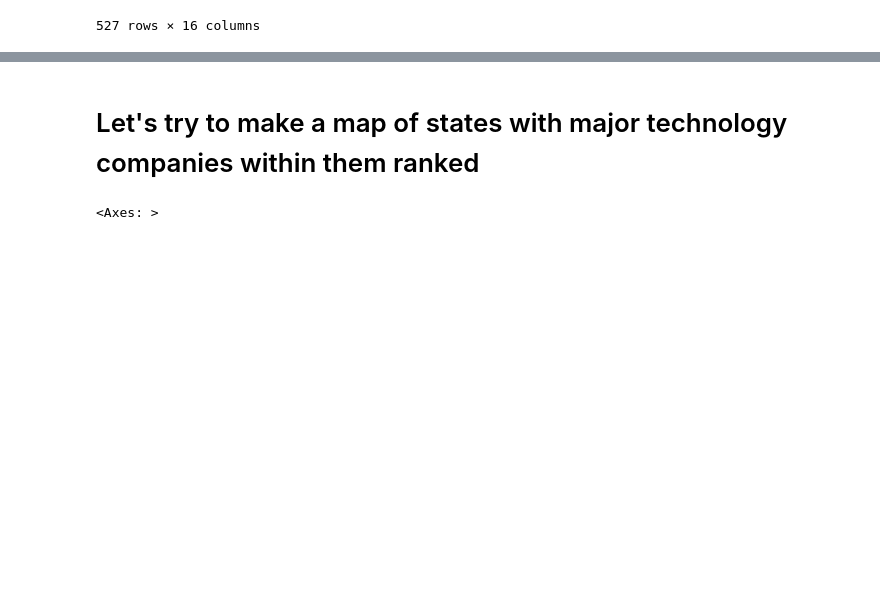
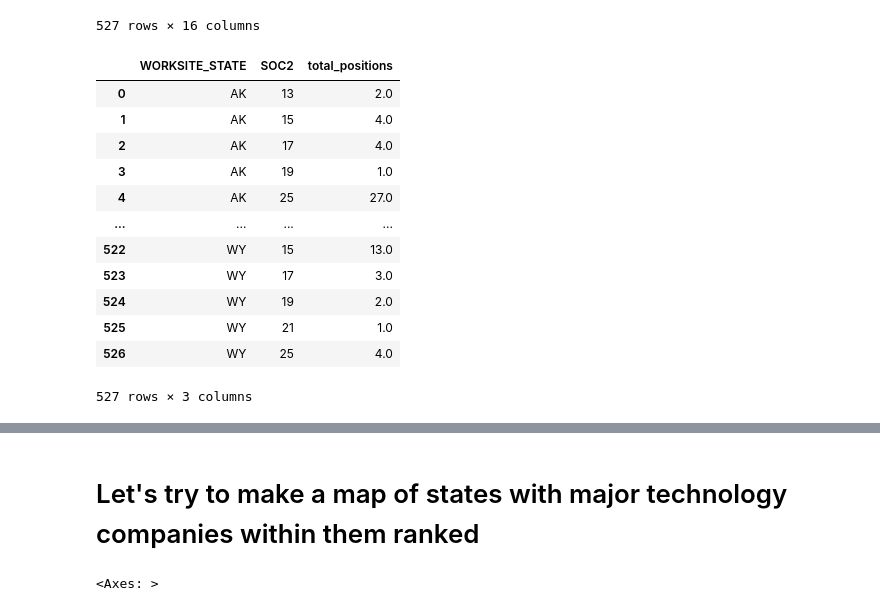
Before and after one commit to PBhandare/unit-3, a Jupyter notebook: data/project/H1BExploration.ipynb, the cells around one changed output, grey strips where cells are left out. Drawn from its saved outputs; the diff is of its cells as text; code cells hidden in the pictures; blank space fills up the shorter version.

```diff
--- a/data/H1BExploration.ipynb
+++ b/data/project/H1BExploration.ipynb
@@ -503,3 +503,21 @@ state_soc2_df
 | 525 | WY | 21 | 1.0 | 42058.000000 | 42058.000000 | 0.000000 | 1.000000 | 0.000000 | ... |
 | 526 | WY | 25 | 4.0 | 92846.500000 | 63290.750000 | 29555.750000 | 1.500000 | 0.000000 | ... |
 527 rows × 16 columns
+# %%
+entropy_df = state_soc2_df.copy()[['WORKSITE_STATE', 'SOC2', 'total_positions']]
+# %%
+entropy_df
+# %% [output]
+|  | WORKSITE_STATE | SOC2 | total_positions |
+| 0 | AK | 13 | 2.0 |
+| 1 | AK | 15 | 4.0 |
+| 2 | AK | 17 | 4.0 |
+| 3 | AK | 19 | 1.0 |
+| 4 | AK | 25 | 27.0 |
+| ... | ... | ... | ... |
+| 522 | WY | 15 | 13.0 |
+| 523 | WY | 17 | 3.0 |
+| 524 | WY | 19 | 2.0 |
+| 525 | WY | 21 | 1.0 |
+| 526 | WY | 25 | 4.0 |
+527 rows × 3 columns
```
Also changed, not shown: parts of 13 cells of this notebook, 16 other files.
